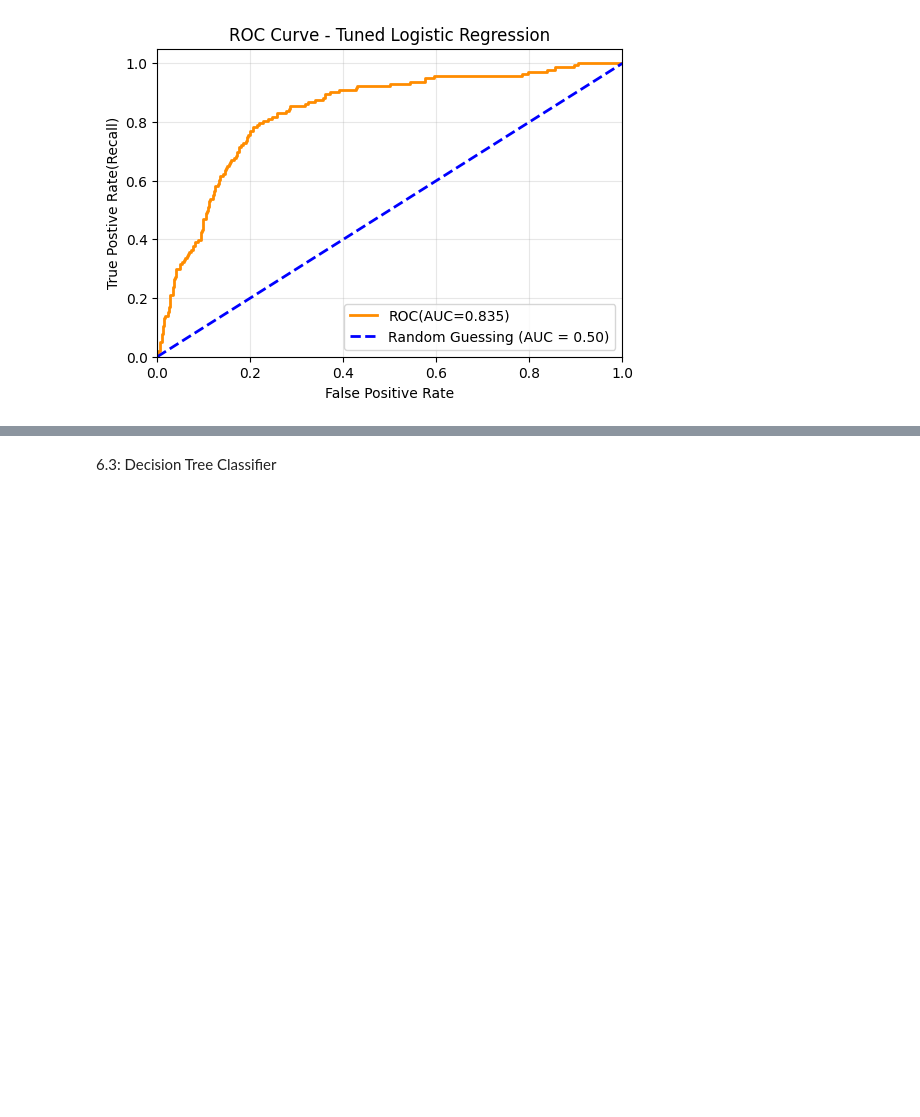
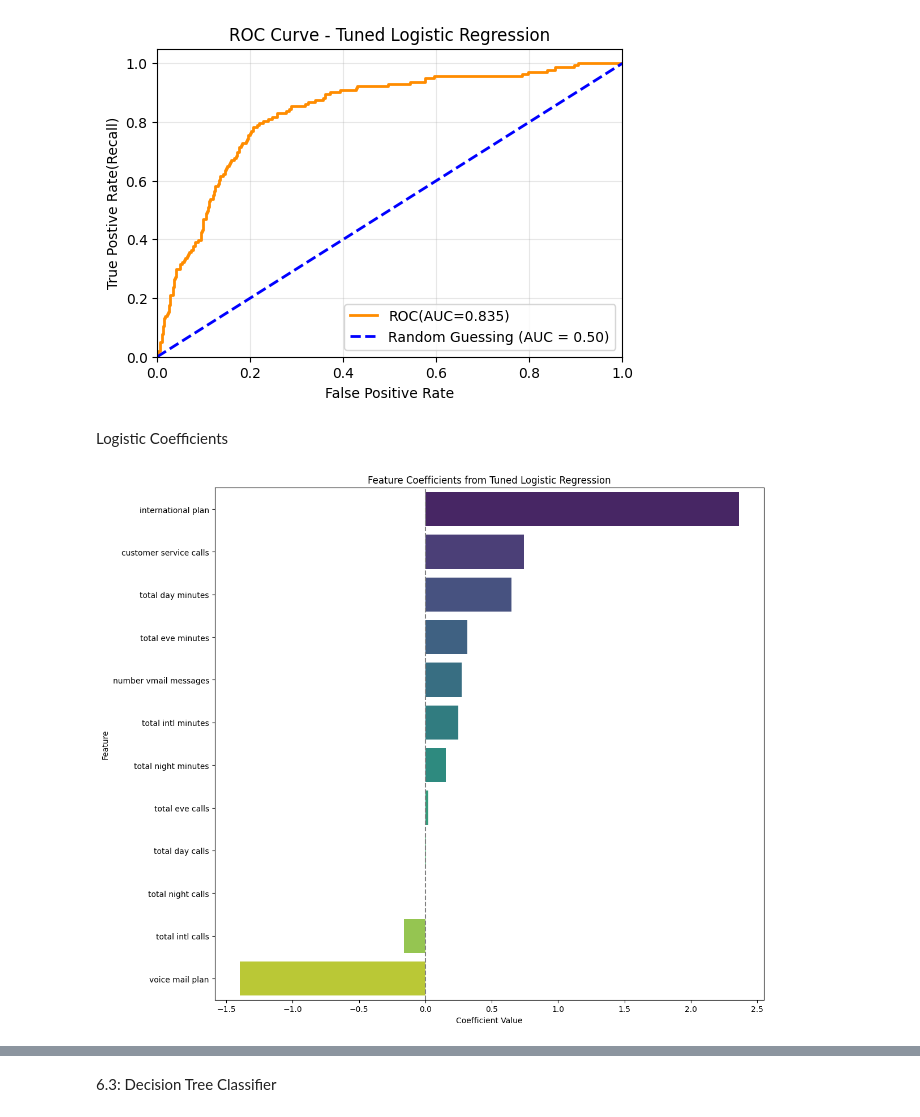
Before and after one commit to BriegeMeso/Customer-Churn, a Jupyter notebook: notebook.ipynb, the cells around one changed output, grey strips where cells are left out. Cells and saved outputs as stored; diff of their text form; code cells hidden in the pictures; blank space fills up the shorter version.

```diff
--- a/notebook.ipynb
+++ b/notebook.ipynb
@@ -241,11 +243,11 @@ sns.heatmap(
 # %% [markdown]
 From the heatmap, we can see the correlation and also instances of multicollinearity. For example, total evening charge and total evening minutes are highly correlated. We also see that total night minutes and total night charge have a high multicllinearity. Therefore, this instances where thre is multicollinearity for example, some columns such as total international charge, total dat charge, total evening charge were removed before the data is trained and tested.
 # %%
-useless_columns = ["phone number","state", "area code","account length","total day charge","total eve charge","total night charge","total intl charge"]
+useless_columns = ["phone number","state","account length" "area code","total day charge","total eve charge","total night charge","total intl charge"]
 df = df.drop(columns=useless_columns,errors='ignore')
 # %%
 # Identifying the numerical and categorical columns
-numeric_columns = ['number vmail messages',
+numeric_columns_after= ['number vmail messages',
 'total day minutes', 'total day calls','total eve minutes', 'total eve calls','total night minutes', 'total night calls','total intl minutes', 'total intl calls','customer service calls']
 
 categorical_columns = ['international plan','voice mail plan']
@@ -506,3 +509,24 @@ plt.tight_layout
 ROC AUC for Tuned Logistic Regression:0.8353
 <function matplotlib.pyplot.tight_layout(*, pad: 'float' = 1.08, h_pad: 'float | None' = None, w_pad: 'float | None' = None, rect: 'tuple[float, float, float, float] | None' = None) -> 'None'>
 [figure]
+# %% [markdown]
+Logistic Coefficients
+# %%
+feature_names = numeric_columns_after + categorical_columns
+
+coefficients = pd.Series(
+    logreg_tuned.coef_[0],
+    index= feature_names
+).sort_values(ascending=False)
+
+# Plot as usual
+plt.figure(figsize=(12,10))
+sns.barplot(x=coefficients.values, y=coefficients.index, palette='viridis')
+plt.title('Feature Coefficients from Tuned Logistic Regression')
+plt.xlabel('Coefficient Value')
+plt.ylabel('Feature')
+plt.axvline(0, color='grey', linestyle='--')
+plt.tight_layout()
+plt.show()
+# %% [output]
+[figure, added]
```
Also changed, not shown: parts of 49 cells of this notebook, 2 other files.
